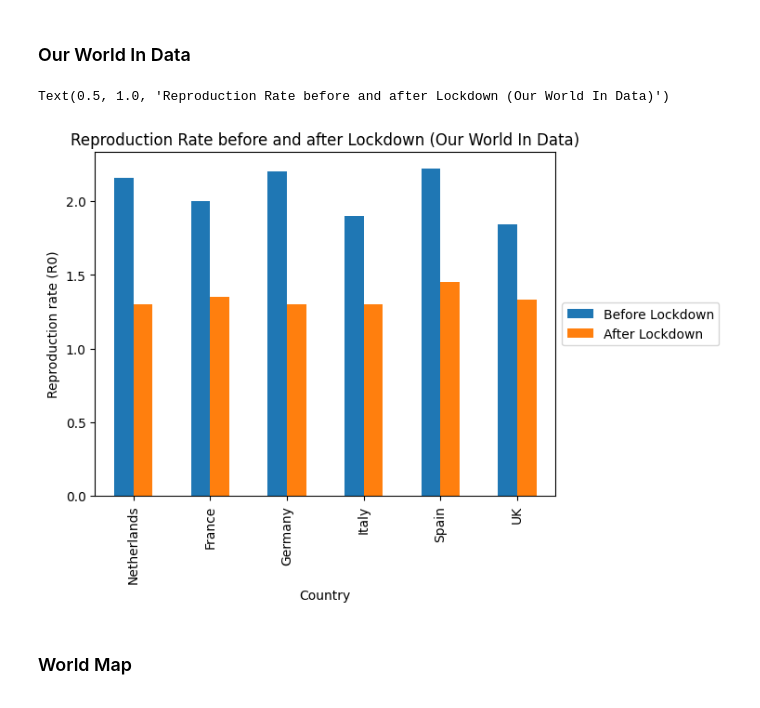
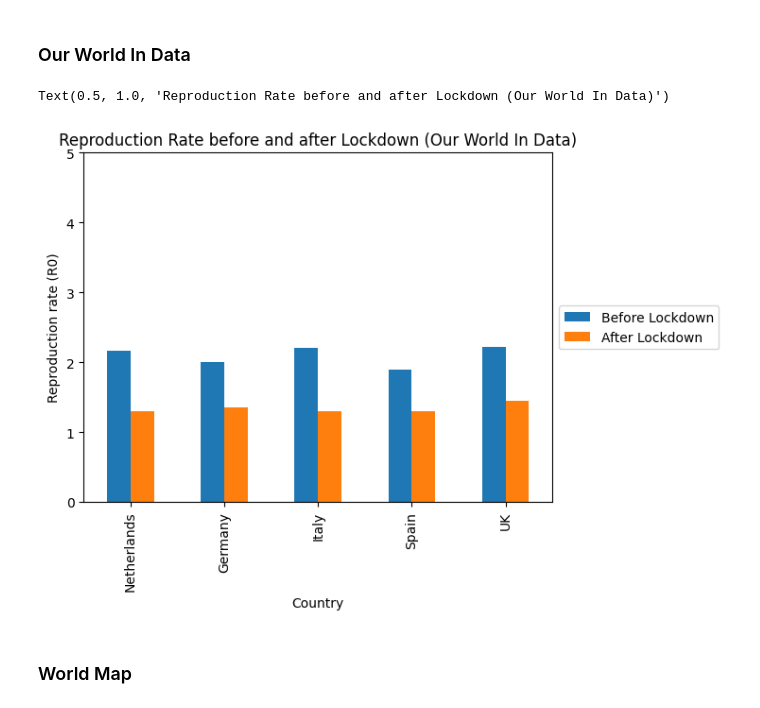
Before and after one commit to zenodea/MCMC_parameter_estimation, a Jupyter notebook: Data Analysis/europe_graph.ipynb, the cells around one changed output. Drawn from its saved outputs; the diff is of its cells as text; code cells hidden in the pictures.

```diff
--- a/Data Analysis/europe_graph.ipynb
+++ b/Data Analysis/europe_graph.ipynb
@@ -9,7 +9,7 @@ import geopandas as gpd
 shapefile = "../raw_data/WorldMap/ne_110m_admin_0_countries.shp"
 geo_df = gpd.read_file(shapefile)
 # %%
-country_names = ['Netherlands', 'France','Germany','Italy','Spain','UK']
+country_names = ['Netherlands', 'Germany','Italy','Spain','UK']
 data = {}
 sd = {}
 
@@ -48,7 +49,7 @@ barplotReproduction(df,df_sd, 'results/first_q/barplot_r.png')
 # %% [markdown]
 ### Our World In Data
 # %%
-country_names = ['Netherlands', 'France','Germany','Italy','Spain','UK']
+country_names = ['Netherlands', 'Germany','Italy','Spain','UK']
 owid_values = [[2.16,1.30],[2.0,1.35],[2.20,1.30],[1.9,1.3],[2.22,1.45],[1.84,1.33]]
 df_owid = {}
 for index, country in enumerate(country_names):
@@ -56,14 +57,15 @@ for index, country in enumerate(country_names):
 # %%
 fig, ax = plt.subplots()
 pd.DataFrame(df_owid).T.plot(kind='bar', ax=ax, error_kw=dict( capsize=3, color='black', alpha=0.5, marker='x'))
 #ax = df.plot(kind='bar') # "same" as above
 ax.set_xlabel('Country')
 ax.legend(["Before Lockdown", "After Lockdown", "Standard Deviation"], loc='center left', bbox_to_anchor=(1, 0.5))
+ax.set_ybound(0,5)
 ax.set_ylabel('Reproduction rate (R0)')
 ax.set_title('Reproduction Rate before and after Lockdown (Our World In Data)')
 # %% [output]
 Text(0.5, 1.0, 'Reproduction Rate before and after Lockdown (Our World In Data)')
-[figure, old version]
+[figure, new version]
 # %% [markdown]
 ### World Map
 # %%
```
Also changed, not shown: parts of 4 cells of this notebook, 42 other files.
